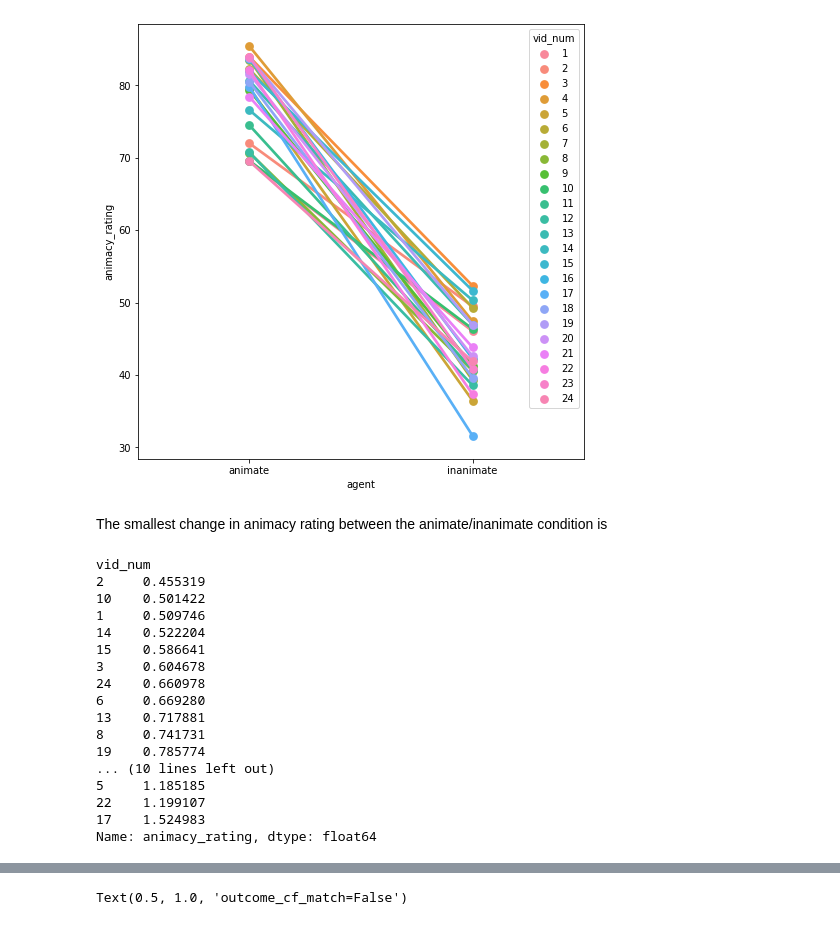
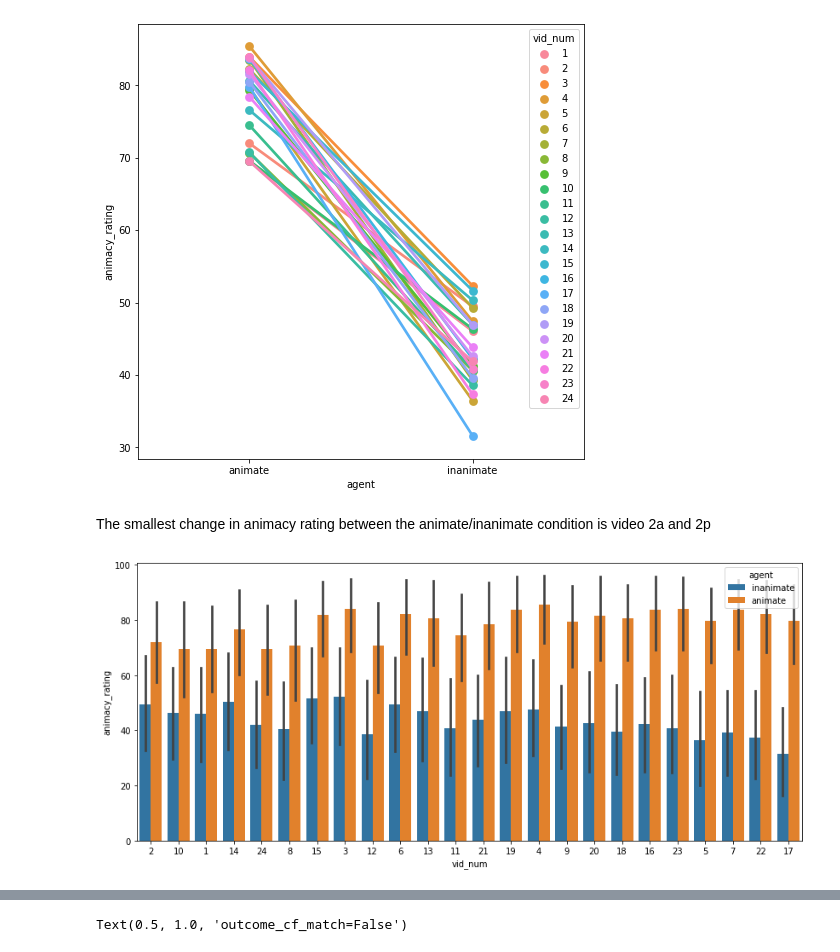
Before and after one commit to temills/robot-feature-learning-v1, a Jupyter notebook: Pilot/Code/pilot_data_analysis.ipynb, the cells around one changed output, grey strips where cells are left out. Drawn from its saved outputs; the diff is of its cells as text; code cells hidden in the pictures.

```diff
--- a/Pilot/Code/pilot_data_analysis.ipynb
+++ b/Pilot/Code/pilot_data_analysis.ipynb
@@ -46,6 +46,19 @@ class PilotDat():
         if filename is not None:
             plt.savefig('../Plots/'+filename)
 
+    def rating_means(self, variable, by, hue=None, filename=None, **kwargs):
+        f, a = plt.subplots(figsize=(14,6))
+        sns.barplot(data=self.dat, x=variable, y=by, hue=hue, ax=a, **kwargs)
+        if filename is not None:
+            plt.savefig('../Plots/'+filename)
+
+    def rating_byStim(self, rating, by, vid_num, filename=None):
+        f, a = plt.subplots(figsize=(8, 6))
+        sns.boxplot(data=self.dat.loc[dat.vid_num == vid_num], y=rating, x=by,  ax=a)
+        sns.swarmplot(data=self.dat.loc[dat.vid_num == vid_num], y=rating, x=by, ax=a, color='.2')
+        if filename is not None:
+            plt.savefig('../Plots/'+filename)
+
 
 
 pilotDat = PilotDat()
@@ -65,24 +78,9 @@ plt.savefig('../Plots/animacyRatingChange.png')
 [figure]
 [figure]
 # %% [markdown]
-The smallest change in animacy rating between the animate/inanimate condition is
+The smallest change in animacy rating between the animate/inanimate condition is video 2a and 2p
 # %%
-pilotDat.dat.groupby(['vid_num', 'agent']).mean().animacy_rating.diff(-1).xs('animate', level=1).sort_values()
+anim_diffs = pilotDat.dat.groupby(['vid_num', 'agent']).mean().animacy_rating.diff(-1).xs('animate', level=1).sort_values()
+pilotDat.rating_means('vid_num', 'animacy_rating', hue='agent', order=anim_diffs.index.tolist(), filename='animDiffs_x_video.png')
 # %% [output]
-vid_num
-2     0.455319
-10    0.501422
-1     0.509746
-14    0.522204
-15    0.586641
-3     0.604678
-24    0.660978
-6     0.669280
-13    0.717881
-8     0.741731
-19    0.785774
-... (10 lines left out)
-5     1.185185
-22    1.199107
-17    1.524983
-Name: animacy_rating, dtype: float64
+[figure, added]
```
Also changed, not shown: parts of 4 cells of this notebook, 4 other files.
